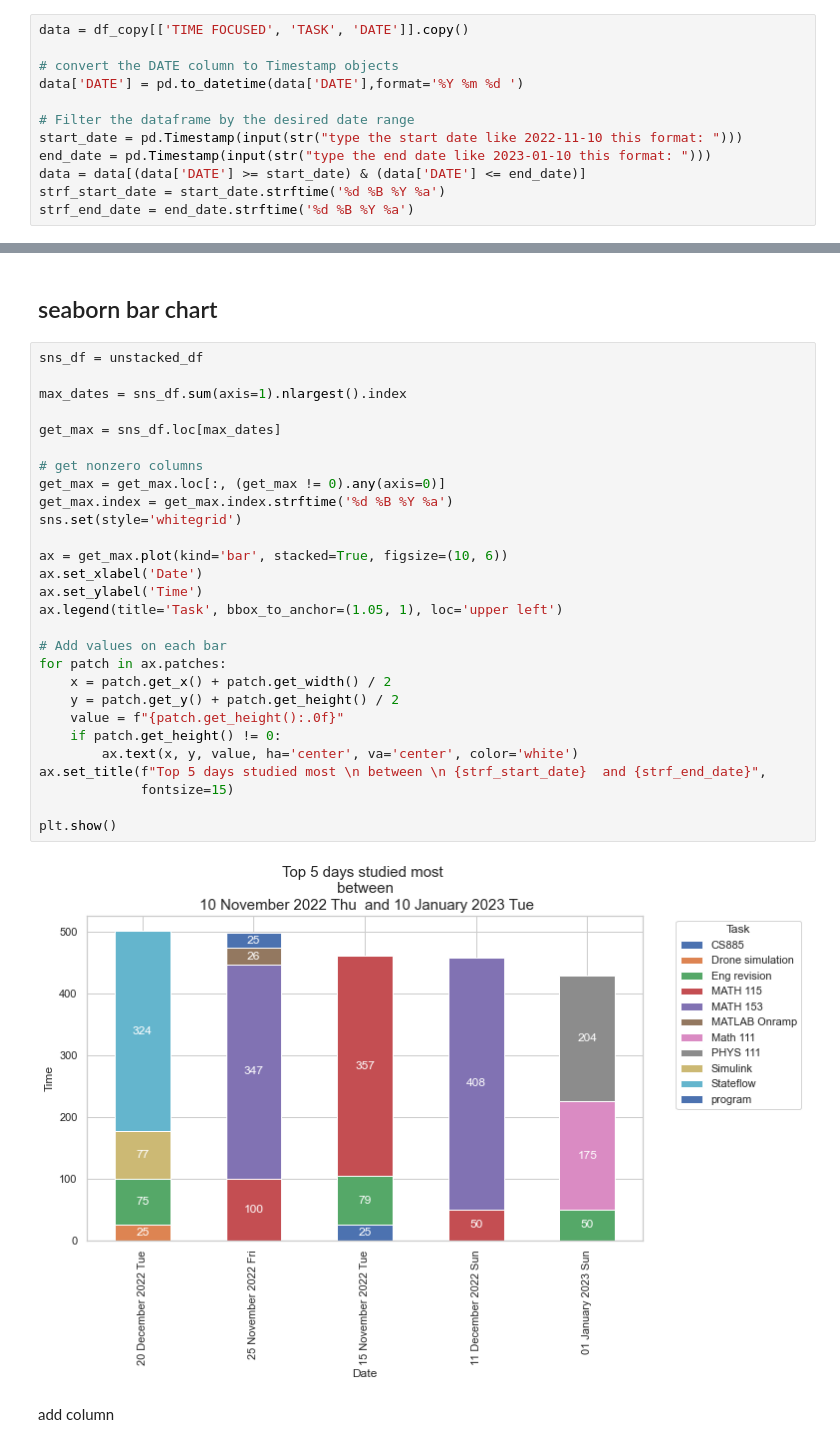
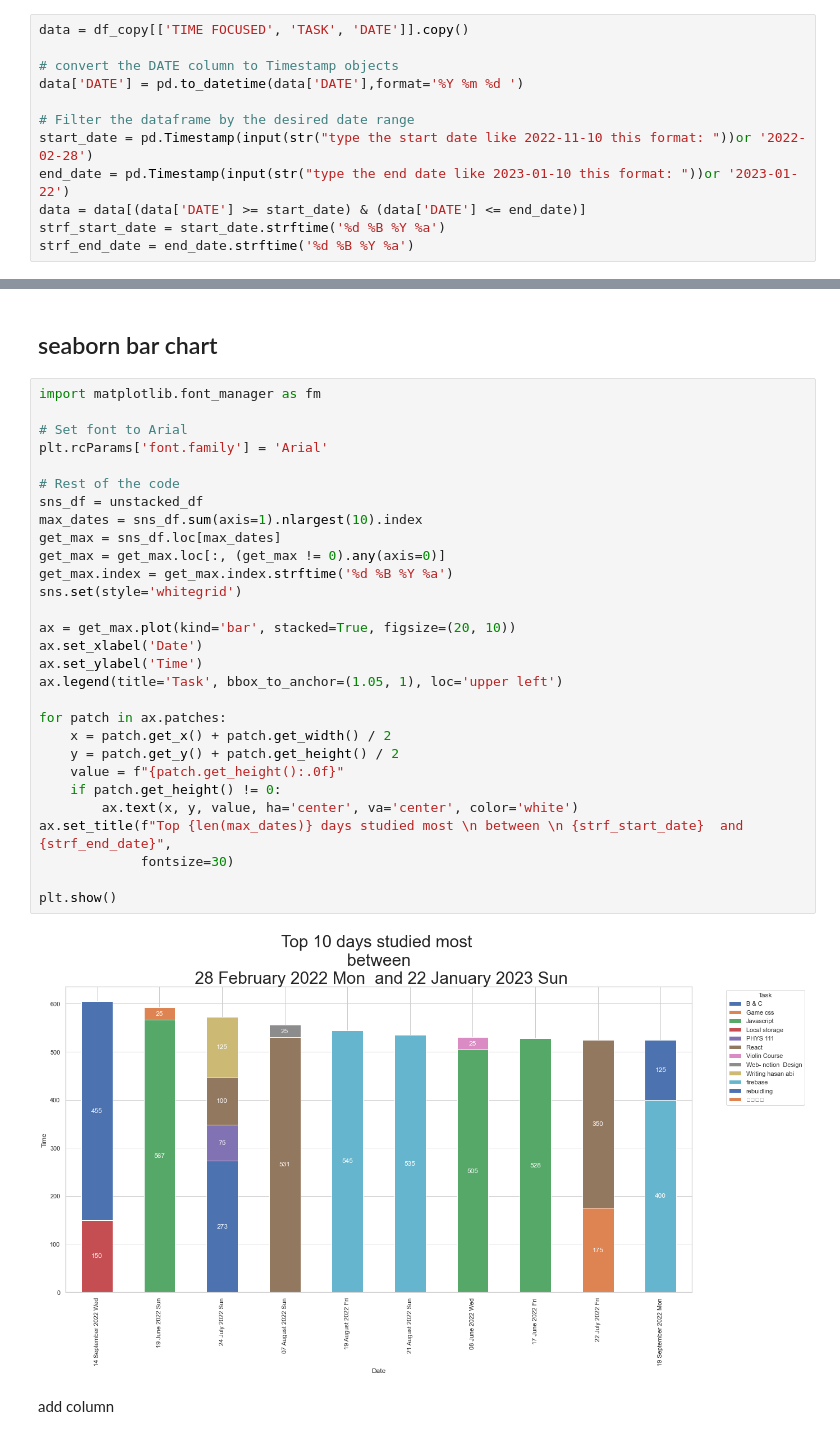
Before and after one commit to itszehrakaya/study-analysis, a Jupyter notebook: data_manipulation.ipynb, the cells around one changed output, grey strips where cells are left out. Saved outputs shown, nothing was run; the diff lists cells and outputs as text.

```diff
--- a/data_manipulation.ipynb
+++ b/data_manipulation.ipynb
@@ -148,8 +148,8 @@ data = df_copy[['TIME FOCUSED', 'TASK', 'DATE']].copy()
 data['DATE'] = pd.to_datetime(data['DATE'],format='%Y %m %d ')
 
 # Filter the dataframe by the desired date range
-start_date = pd.Timestamp(input(str("type the start date like 2022-11-10 this format: ")))
-end_date = pd.Timestamp(input(str("type the end date like 2023-01-10 this format: ")))
+start_date = pd.Timestamp(input(str("type the start date like 2022-11-10 this format: "))or '2022-02-28')
+end_date = pd.Timestamp(input(str("type the end date like 2023-01-10 this format: "))or '2023-01-22')
 data = data[(data['DATE'] >= start_date) & (data['DATE'] <= end_date)]
 strf_start_date = start_date.strftime('%d %B %Y %a')
 strf_end_date = end_date.strftime('%d %B %Y %a')
@@ -254,35 +254,36 @@ unstacked_df =unstacked_df.fillna(0)
 # %% [markdown]
 ## seaborn bar chart
 # %%
+import matplotlib.font_manager as fm
+
+# Set font to Arial
+plt.rcParams['font.family'] = 'Arial'
+
+# Rest of the code
 sns_df = unstacked_df
-
-max_dates = sns_df.sum(axis=1).nlargest().index
-
+max_dates = sns_df.sum(axis=1).nlargest(10).index
 get_max = sns_df.loc[max_dates]
-
-# get nonzero columns
 get_max = get_max.loc[:, (get_max != 0).any(axis=0)]
 get_max.index = get_max.index.strftime('%d %B %Y %a')
 sns.set(style='whitegrid')
 
-ax = get_max.plot(kind='bar', stacked=True, figsize=(10, 6))
+ax = get_max.plot(kind='bar', stacked=True, figsize=(20, 10))
 ax.set_xlabel('Date')
 ax.set_ylabel('Time')
 ax.legend(title='Task', bbox_to_anchor=(1.05, 1), loc='upper left')
 
-# Add values on each bar
 for patch in ax.patches:
     x = patch.get_x() + patch.get_width() / 2
     y = patch.get_y() + patch.get_height() / 2
     value = f"{patch.get_height():.0f}"
     if patch.get_height() != 0:
         ax.text(x, y, value, ha='center', va='center', color='white')
-ax.set_title(f"Top 5 days studied most \n between \n {strf_start_date}  and {strf_end_date}",
-             fontsize=15)
+ax.set_title(f"Top {len(max_dates)} days studied most \n between \n {strf_start_date}  and {strf_end_date}",
+             fontsize=30)
 
 plt.show()
 # %% [output]
-[figure, old version]
+[figure, new version]
 # %% [markdown]
 add column
 # %%
```
Also changed, not shown: parts of 5 cells of this notebook, 1 other file.
